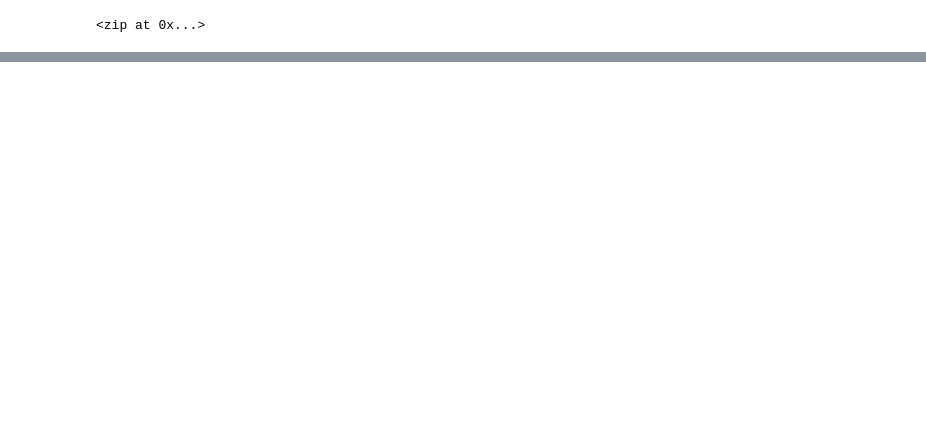
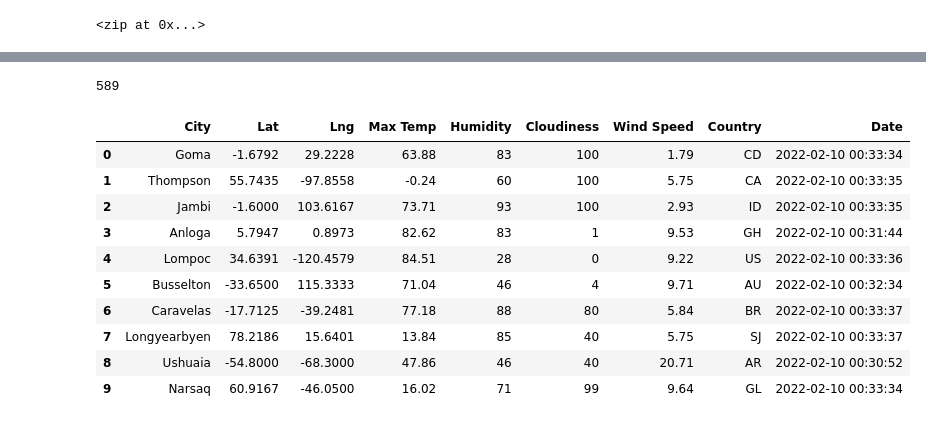
Before and after one commit to RyanDougher/World_Weather_Analysis, a Jupyter notebook: WeatherPy.ipynb, the cells around one changed output, grey strips where cells are left out. Drawn from its saved outputs; the diff is of its cells as text; code cells hidden in the pictures; blank space fills up the shorter version.

```diff
--- a/WeatherPy.ipynb
+++ b/WeatherPy.ipynb
@@ -32,0 +122,20 @@ len(cities)
+# %%
+len(city_data)
+# %% [output]
+589
+# %%
+# Convert the array of dictionaries to a Pandas DataFrame.
+city_data_df = pd.DataFrame(city_data)
+city_data_df.head(10)
+# %% [output]
+|  | City | Lat | Lng | Max Temp | Humidity | Cloudiness | Wind Speed | Country | Date |
+| 0 | Goma | -1.6792 | 29.2228 | 63.88 | 83 | 100 | 1.79 | CD | 2022-02-10 00:33:34 |
+| 1 | Thompson | 55.7435 | -97.8558 | -0.24 | 60 | 100 | 5.75 | CA | 2022-02-10 00:33:35 |
+| 2 | Jambi | -1.6000 | 103.6167 | 73.71 | 93 | 100 | 2.93 | ID | 2022-02-10 00:33:35 |
+| 3 | Anloga | 5.7947 | 0.8973 | 82.62 | 83 | 1 | 9.53 | GH | 2022-02-10 00:31:44 |
+| 4 | Lompoc | 34.6391 | -120.4579 | 84.51 | 28 | 0 | 9.22 | US | 2022-02-10 00:33:36 |
+| 5 | Busselton | -33.6500 | 115.3333 | 71.04 | 46 | 4 | 9.71 | AU | 2022-02-10 00:32:34 |
+| 6 | Caravelas | -17.7125 | -39.2481 | 77.18 | 88 | 80 | 5.84 | BR | 2022-02-10 00:33:37 |
+| 7 | Longyearbyen | 78.2186 | 15.6401 | 13.84 | 85 | 40 | 5.75 | SJ | 2022-02-10 00:33:37 |
+| 8 | Ushuaia | -54.8000 | -68.3000 | 47.86 | 46 | 40 | 20.71 | AR | 2022-02-10 00:30:52 |
+| 9 | Narsaq | 60.9167 | -46.0500 | 16.02 | 71 | 99 | 9.64 | GL | 2022-02-10 00:33:34 |
```
Also changed, not shown: parts of 5 cells of this notebook.
